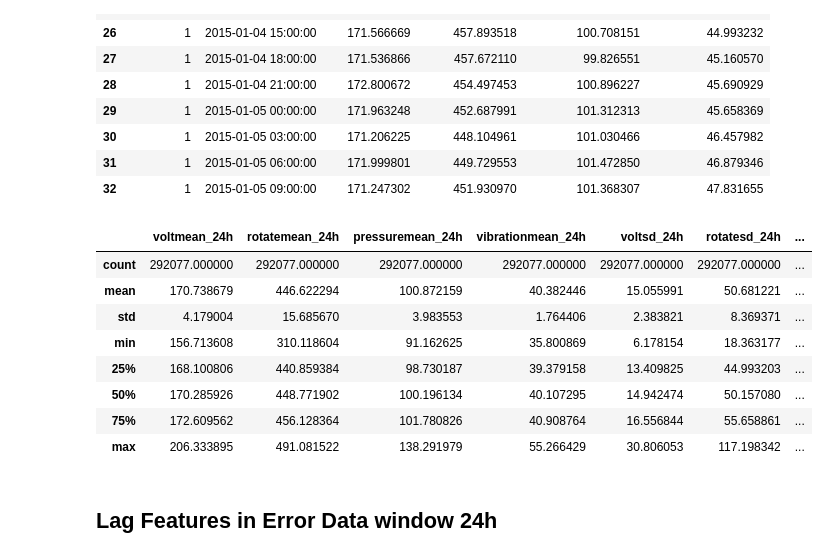
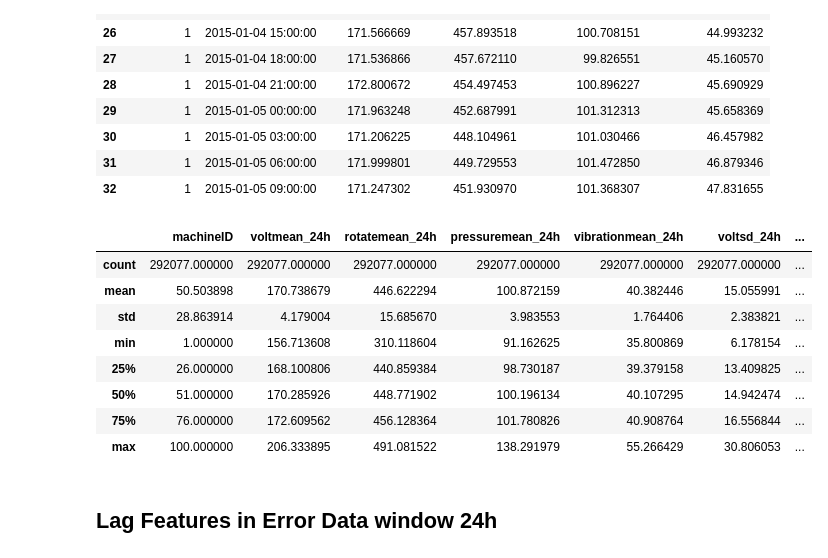
Before and after one commit to sauldnn/PdM-AM-WMT, a Jupyter notebook: EDA.ipynb, the cells around one changed output. Cells and saved outputs as stored; diff of their text form; code cells hidden in the pictures.

```diff
--- a/EDA.ipynb
+++ b/EDA.ipynb
@@ -224,19 +226,19 @@ telemetry_mean_24h.head(10)
 | 32 | 1 | 2015-01-05 09:00:00 | 171.247302 | 451.930970 | 101.368307 | 47.831655 |
 # %%
 telemetry_feat = pd.concat([
-                            telemetry_mean_24h.iloc,
+                            telemetry_mean_24h,
                             telemetry_sd_24h.iloc[:, 2:6]], axis=1).dropna()
 telemetry_feat.describe()
 # %% [output]
-|  | voltmean_24h | rotatemean_24h | pressuremean_24h | vibrationmean_24h | voltsd_24h | rotatesd_24h | ... |
+|  | machineID | voltmean_24h | rotatemean_24h | pressuremean_24h | vibrationmean_24h | voltsd_24h | ... |
 | count | 292077.000000 | 292077.000000 | 292077.000000 | 292077.000000 | 292077.000000 | 292077.000000 | ... |
-| mean | 170.738679 | 446.622294 | 100.872159 | 40.382446 | 15.055991 | 50.681221 | ... |
-| std | 4.179004 | 15.685670 | 3.983553 | 1.764406 | 2.383821 | 8.369371 | ... |
-| min | 156.713608 | 310.118604 | 91.162625 | 35.800869 | 6.178154 | 18.363177 | ... |
-| 25% | 168.100806 | 440.859384 | 98.730187 | 39.379158 | 13.409825 | 44.993203 | ... |
-| 50% | 170.285926 | 448.771902 | 100.196134 | 40.107295 | 14.942474 | 50.157080 | ... |
-| 75% | 172.609562 | 456.128364 | 101.780826 | 40.908764 | 16.556844 | 55.658861 | ... |
-| max | 206.333895 | 491.081522 | 138.291979 | 55.266429 | 30.806053 | 117.198342 | ... |
+| mean | 50.503898 | 170.738679 | 446.622294 | 100.872159 | 40.382446 | 15.055991 | ... |
+| std | 28.863914 | 4.179004 | 15.685670 | 3.983553 | 1.764406 | 2.383821 | ... |
+| min | 1.000000 | 156.713608 | 310.118604 | 91.162625 | 35.800869 | 6.178154 | ... |
+| 25% | 26.000000 | 168.100806 | 440.859384 | 98.730187 | 39.379158 | 13.409825 | ... |
+| 50% | 51.000000 | 170.285926 | 448.771902 | 100.196134 | 40.107295 | 14.942474 | ... |
+| 75% | 76.000000 | 172.609562 | 456.128364 | 101.780826 | 40.908764 | 16.556844 | ... |
+| max | 100.000000 | 206.333895 | 491.081522 | 138.291979 | 55.266429 | 30.806053 | ... |
 # %% [markdown]
 ## Lag Features in Error Data window 24h
 # %%
```
Also changed, not shown: parts of 3 cells of this notebook, 5 other files.
